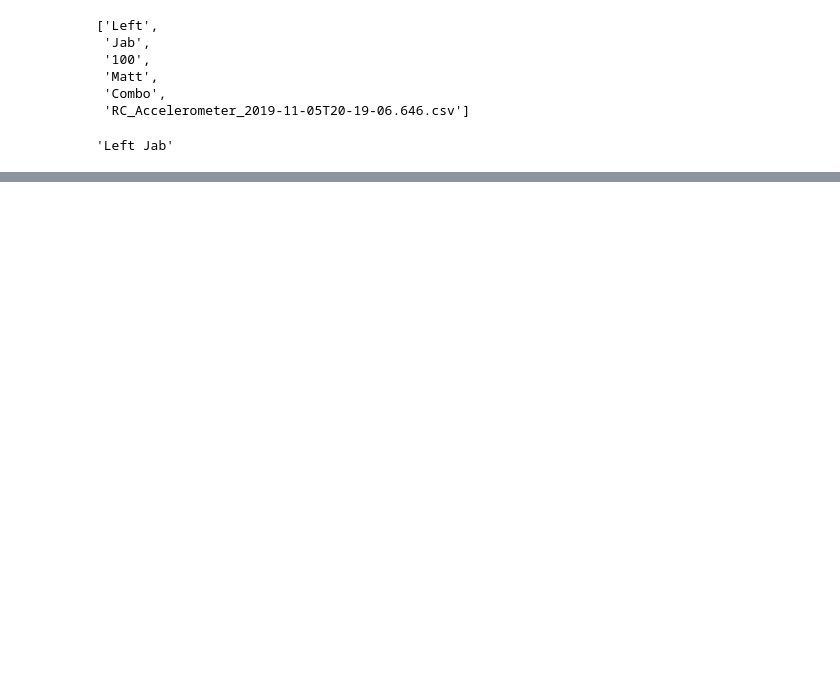
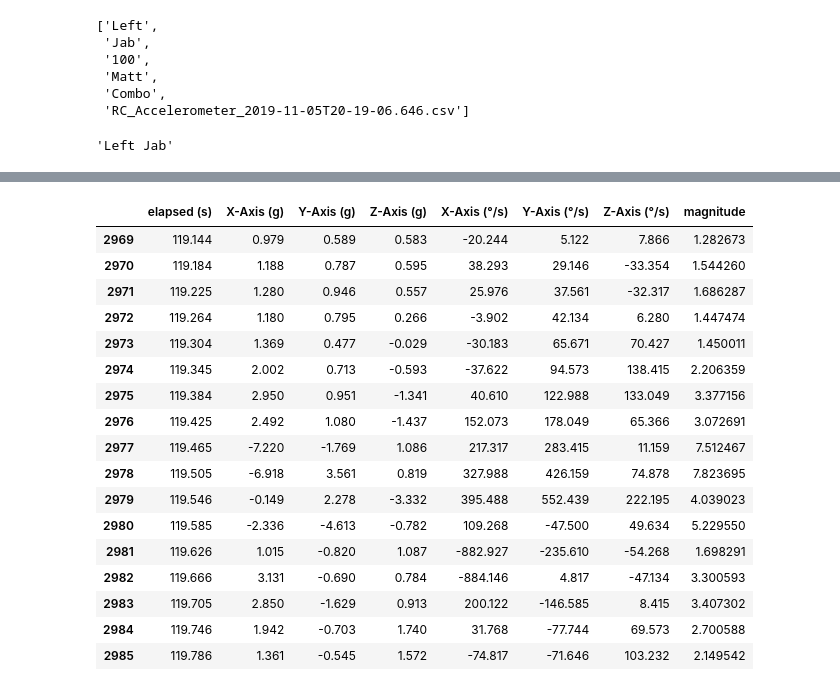
Before and after one commit to mdhwang/Punch-Buddy-Fight-Club, a Jupyter notebook: Folder Navi Test.ipynb, the cells around one changed output, grey strips where cells are left out. Cells and saved outputs as stored; diff of their text form; code cells hidden in the pictures; blank space fills up the shorter version.

```diff
--- a/Folder Navi Test.ipynb
+++ b/Folder Navi Test.ipynb
@@ -92,0 +274,23 @@ count
+# %%
+dummy = combined.iloc[2977-8:2977+8+1]
+# %%
+dummy
+# %% [output]
+|  | elapsed (s) | X-Axis (g) | Y-Axis (g) | Z-Axis (g) | X-Axis (°/s) | Y-Axis (°/s) | Z-Axis (°/s) | magnitude |
+| 2969 | 119.144 | 0.979 | 0.589 | 0.583 | -20.244 | 5.122 | 7.866 | 1.282673 |
+| 2970 | 119.184 | 1.188 | 0.787 | 0.595 | 38.293 | 29.146 | -33.354 | 1.544260 |
+| 2971 | 119.225 | 1.280 | 0.946 | 0.557 | 25.976 | 37.561 | -32.317 | 1.686287 |
+| 2972 | 119.264 | 1.180 | 0.795 | 0.266 | -3.902 | 42.134 | 6.280 | 1.447474 |
+| 2973 | 119.304 | 1.369 | 0.477 | -0.029 | -30.183 | 65.671 | 70.427 | 1.450011 |
+| 2974 | 119.345 | 2.002 | 0.713 | -0.593 | -37.622 | 94.573 | 138.415 | 2.206359 |
+| 2975 | 119.384 | 2.950 | 0.951 | -1.341 | 40.610 | 122.988 | 133.049 | 3.377156 |
+| 2976 | 119.425 | 2.492 | 1.080 | -1.437 | 152.073 | 178.049 | 65.366 | 3.072691 |
+| 2977 | 119.465 | -7.220 | -1.769 | 1.086 | 217.317 | 283.415 | 11.159 | 7.512467 |
+| 2978 | 119.505 | -6.918 | 3.561 | 0.819 | 327.988 | 426.159 | 74.878 | 7.823695 |
+| 2979 | 119.546 | -0.149 | 2.278 | -3.332 | 395.488 | 552.439 | 222.195 | 4.039023 |
+| 2980 | 119.585 | -2.336 | -4.613 | -0.782 | 109.268 | -47.500 | 49.634 | 5.229550 |
+| 2981 | 119.626 | 1.015 | -0.820 | 1.087 | -882.927 | -235.610 | -54.268 | 1.698291 |
+| 2982 | 119.666 | 3.131 | -0.690 | 0.784 | -884.146 | 4.817 | -47.134 | 3.300593 |
+| 2983 | 119.705 | 2.850 | -1.629 | 0.913 | 200.122 | -146.585 | 8.415 | 3.407302 |
+| 2984 | 119.746 | 1.942 | -0.703 | 1.740 | 31.768 | -77.744 | 69.573 | 2.700588 |
+| 2985 | 119.786 | 1.361 | -0.545 | 1.572 | -74.817 | -71.646 | 103.232 | 2.149542 |
```
Also changed, not shown: parts of 20 cells of this notebook, 4 other files.
